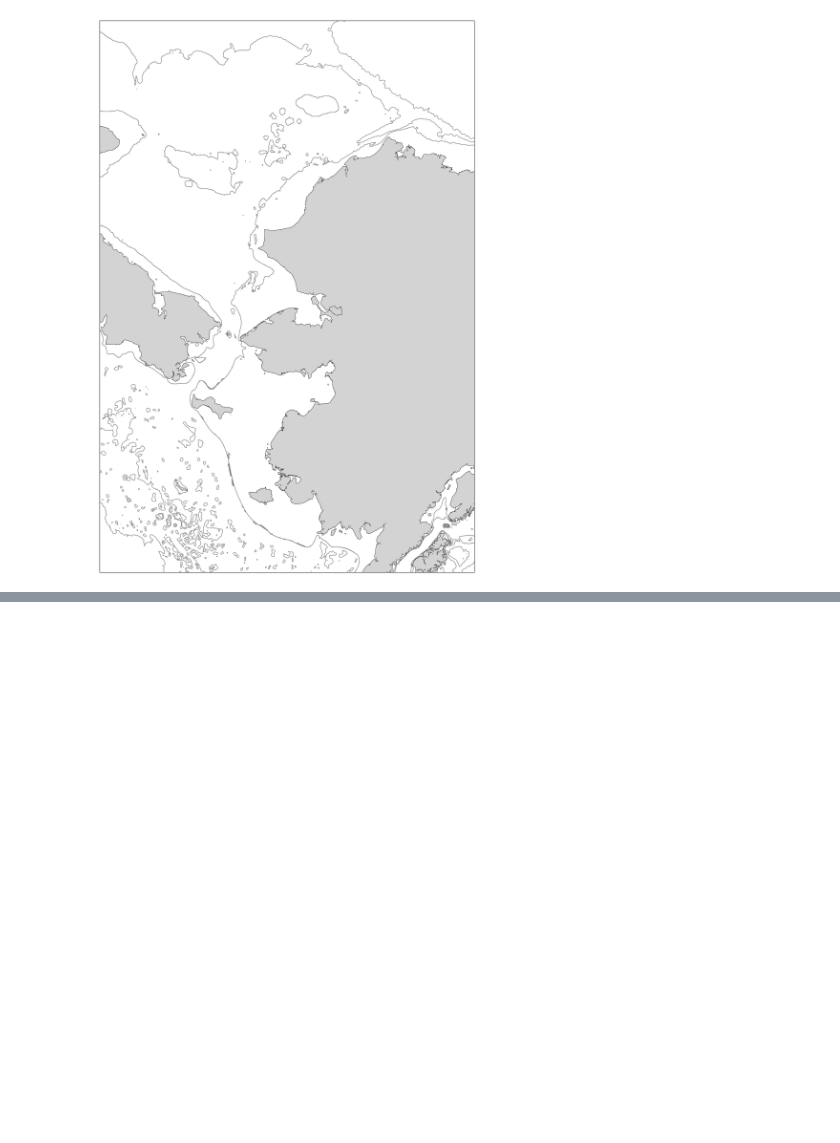
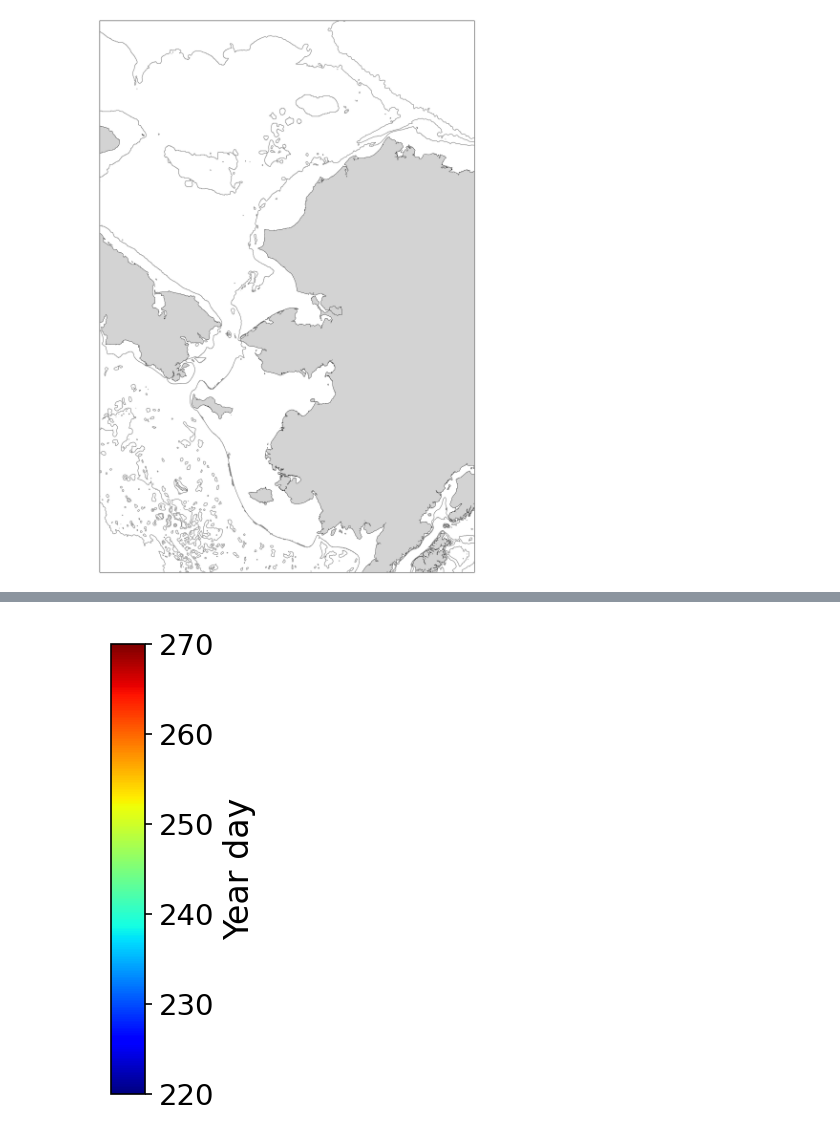
Before and after one commit to leviner/ChukchiTimeSeries, a Jupyter notebook: code/F1_eventMap.ipynb, the cells around one changed output, grey strips where cells are left out. Drawn from its saved outputs; the diff is of its cells as text; code cells hidden in the pictures; blank space fills up the shorter version.

```diff
--- a/code/F1_eventMap.ipynb
+++ b/code/F1_eventMap.ipynb
@@ -148,0 +258,16 @@ plt.savefig('emptyMap.png', transparent=True)
+# %%
+import matplotlib as mpl
+import matplotlib.pyplot as plt
+
+fig = plt.figure(figsize=(.25, 20),dpi=150)
+ax1 = fig.add_axes([0.05, 0.80, 0.9, 0.15])
+cmap = mpl.cm.jet
+norm = mpl.colors.Normalize(vmin=220,vmax=270)
+cb1 = mpl.colorbar.ColorbarBase(ax1, cmap=cmap,
+                                norm=norm,
+                                orientation='vertical')
+cb1.set_label('Year day',fontsize=16)
+#cb1.set_ticks([0,1,2,3,4])
+cb1.ax.tick_params(labelsize=14)
+# %% [output]
+[figure, added]
```
Also changed, not shown: parts of 2 cells of this notebook, 8 other files.
